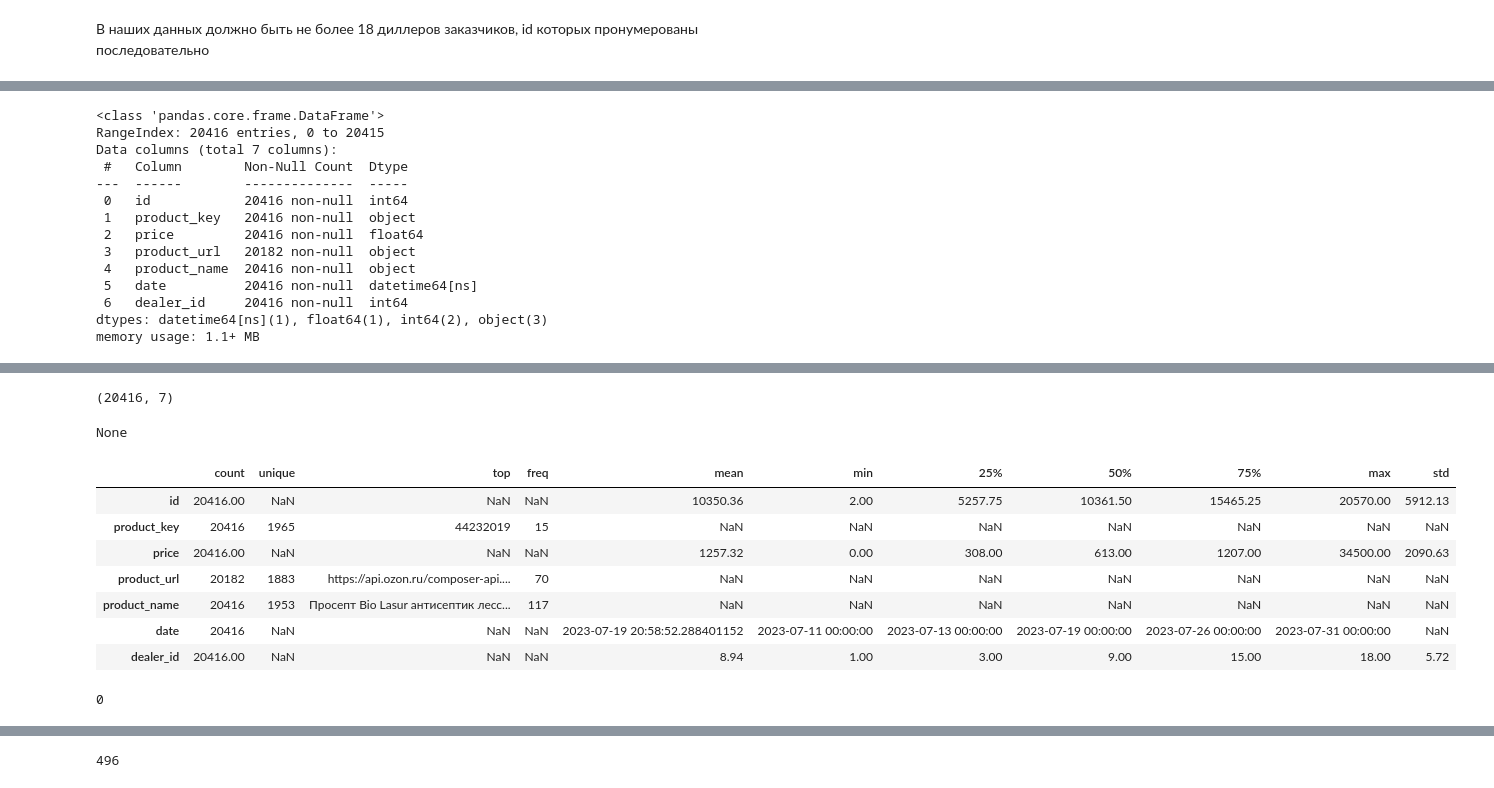
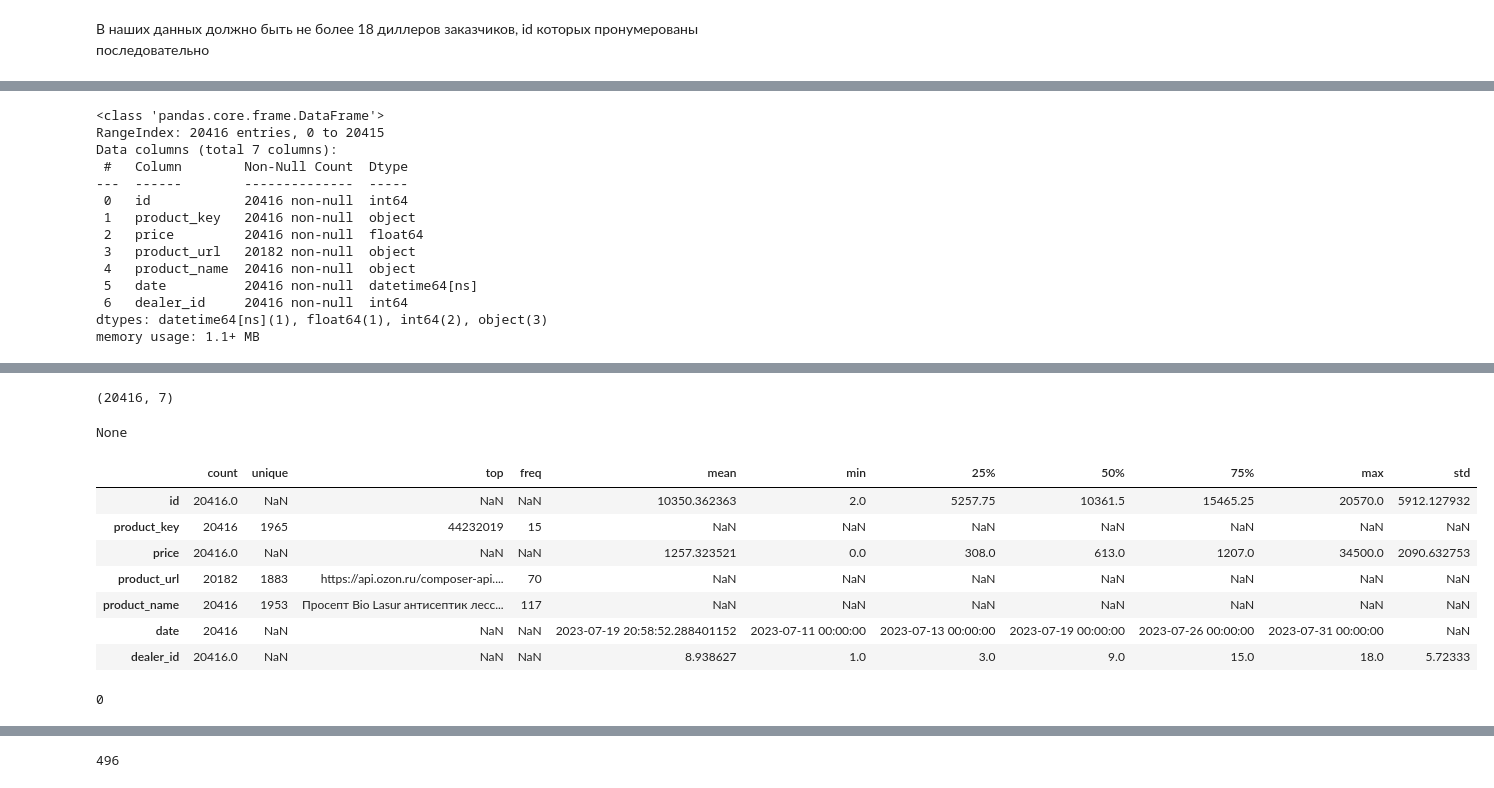
Before and after one commit to avkrickaya/Prosept_matching, a Jupyter notebook: prosept-hack-notebook-2511.ipynb, the cells around one changed output, grey strips where cells are left out. Cells and saved outputs as stored; diff of their text form; code cells hidden in the pictures.

```diff
--- a/prosept-hack-notebook-2511.ipynb
+++ b/prosept-hack-notebook-2511.ipynb
@@ -87,18 +87,26 @@ import warnings
 warnings.filterwarnings('ignore')
 # %%
 # pd.set_option('display.float_format', lambda x: '%.2f' % x)
-pd.options.display.float_format = '{:.2f}'.format
+# pd.options.display.float_format = '{:.2f}'.format
 pd.set_option('display.max_colwidth', None)
-
 sns.set(rc={'figure.figsize':(18,8)}, style="darkgrid")
 # %% [markdown]
 ## Загрузка и знакомство с данными
 # %%
+
+
 DATA_DIR = 'data/'
-dealers_id = pd.read_csv(DATA_DIR + 'marketing_dealer.csv', sep=";")
-data_dealers = pd.read_csv(DATA_DIR +'marketing_dealerprice.csv', sep=";", parse_dates=['date'])
-data_products = pd.read_csv(DATA_DIR + 'marketing_product.csv', sep=";", index_col='Unnamed: 0',)
-data_key = pd.read_csv(DATA_DIR + 'marketing_productdealerkey.csv',  sep=";")
+try:
+    dealers_id = pd.read_csv(DATA_DIR + 'marketing_dealer.csv', sep=";")
+    data_dealers = pd.read_csv(DATA_DIR +'marketing_dealerprice.csv', sep=";", parse_dates=['date'])
+    data_products = pd.read_csv(DATA_DIR + 'marketing_product.csv', sep=";", index_col='Unnamed: 0',)
+    data_key = pd.read_csv(DATA_DIR + 'marketing_productdealerkey.csv',  sep=";")
+
+except:
+    delers_id = pd.read_csv('marketing_dealer.csv', sep=";")
+    data_dealers = pd.read_csv('marketing_dealerprice.csv', sep=";", parse_dates=['date'])
+    data_products = pd.read_csv('marketing_product.csv', sep=";", index_col='Unnamed: 0',)
+    data_key  = pd.read_csv('marketing_productdealerkey.csv', sep=';')
 # %%
 dealers_id
 # %% [output]
@@ -143,7 +132,10 @@ data_dealers.sample(15)
 # %%
 
-display(data_dealers.head(), data_dealers.shape, data_dealers.info(), data_dealers.describe(include='all').T,
-       data_dealers.duplicated().sum())
+display(data_dealers.head(),
+        data_dealers.shape,
+        data_dealers.info(),
+        data_dealers.describe(include='all').T,
+        data_dealers.duplicated().sum())
 # %% [output]
 <class 'pandas.core.frame.DataFrame'>
 RangeIndex: 20416 entries, 0 to 20415
@@ -168,13 +160,13 @@ memory usage: 1.1+ MB
 (20416, 7)
 None
 |  | count | unique | top | freq | mean | min | 25% | 50% | 75% | max | std |
-| id | 20416.00 | NaN | NaN | NaN | 10350.36 | 2.00 | 5257.75 | 10361.50 | 15465.25 | 20570.00 | 5912.13 |
+| id | 20416.0 | NaN | NaN | NaN | 10350.362363 | 2.0 | 5257.75 | 10361.5 | 15465.25 | 20570.0 | 5912.127932 |
 | product_key | 20416 | 1965 | 44232019 | 15 | NaN | NaN | NaN | NaN | NaN | NaN | NaN |
-| price | 20416.00 | NaN | NaN | NaN | 1257.32 | 0.00 | 308.00 | 613.00 | 1207.00 | 34500.00 | 2090.63 |
+| price | 20416.0 | NaN | NaN | NaN | 1257.323521 | 0.0 | 308.0 | 613.0 | 1207.0 | 34500.0 | 2090.632753 |
 | product_url | 20182 | 1883 | https://api.ozon.ru/composer-api.... | 70 | NaN | NaN | NaN | NaN | NaN | NaN | NaN |
 | product_name | 20416 | 1953 | Просепт Bio Lasur антисептик лесс... | 117 | NaN | NaN | NaN | NaN | NaN | NaN | NaN |
 | date | 20416 | NaN | NaN | NaN | 2023-07-19 20:58:52.288401152 | 2023-07-11 00:00:00 | 2023-07-13 00:00:00 | 2023-07-19 00:00:00 | 2023-07-26 00:00:00 | 2023-07-31 00:00:00 | NaN |
-| dealer_id | 20416.00 | NaN | NaN | NaN | 8.94 | 1.00 | 3.00 | 9.00 | 15.00 | 18.00 | 5.72 |
+| dealer_id | 20416.0 | NaN | NaN | NaN | 8.938627 | 1.0 | 3.0 | 9.0 | 15.0 | 18.0 | 5.72333 |
 0
 # %% [markdown]
 - 20416 записей
```
Also changed, not shown: parts of 31 cells of this notebook, 1 other file.
